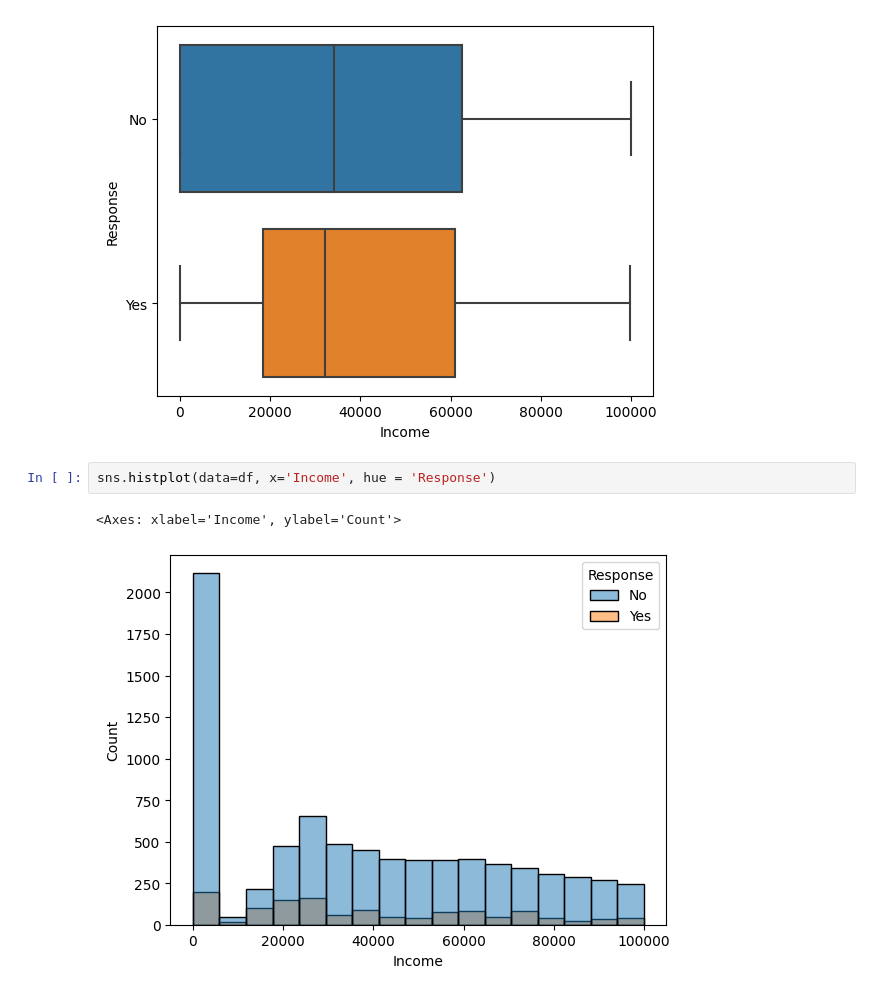
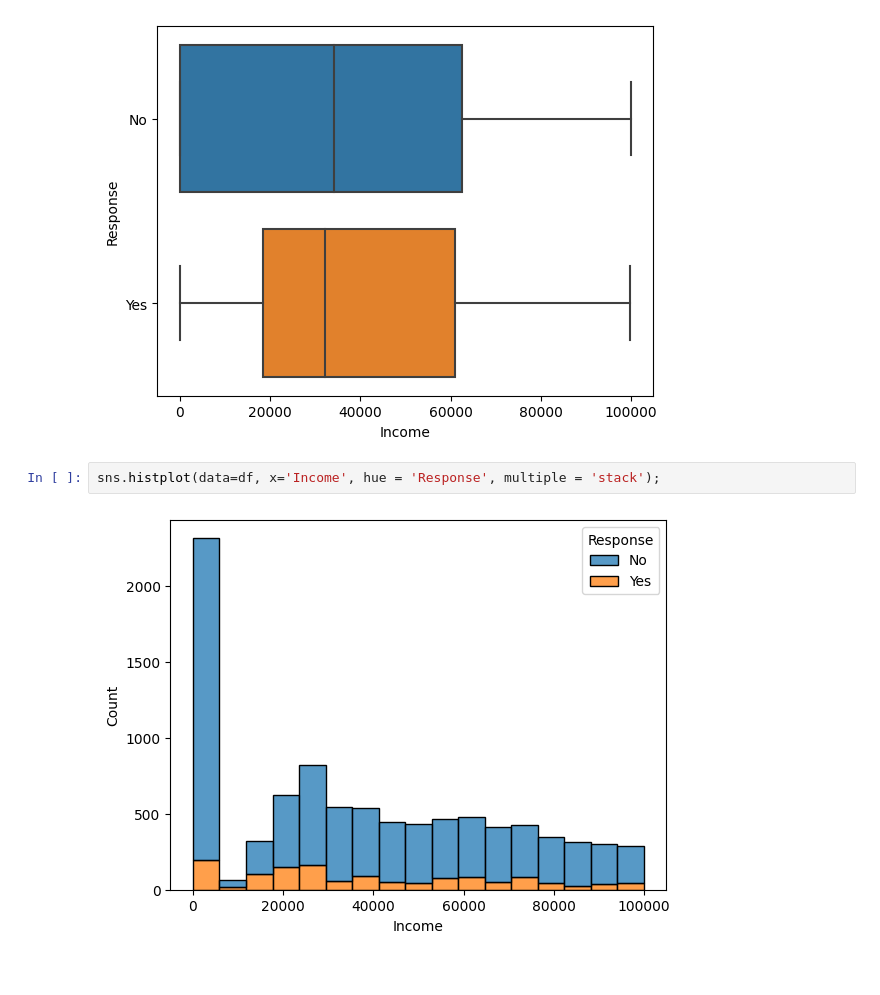
Before and after one commit to dlhaar/lab-customer-analysis-round-3, a Jupyter notebook: files_for_lab/lab_customer_analysis_round_3.ipynb, the cells around one changed output. Cells and saved outputs as stored; diff of their text form.

Commit message:
Changed histogram multiple parameter

```diff
--- a/files_for_lab/lab_customer_analysis_round_3.ipynb
+++ b/files_for_lab/lab_customer_analysis_round_3.ipynb
@@ -109,7 +109,6 @@ sns.boxplot(data=df, x='Income', y='Response')
 <Axes: xlabel='Income', ylabel='Response'>
 [figure]
 # %%
-sns.histplot(data=df, x='Income', hue = 'Response')
+sns.histplot(data=df, x='Income', hue = 'Response', multiple = 'stack');
 # %% [output]
-<Axes: xlabel='Income', ylabel='Count'>
-[figure, old version]
+[figure, new version]
```
